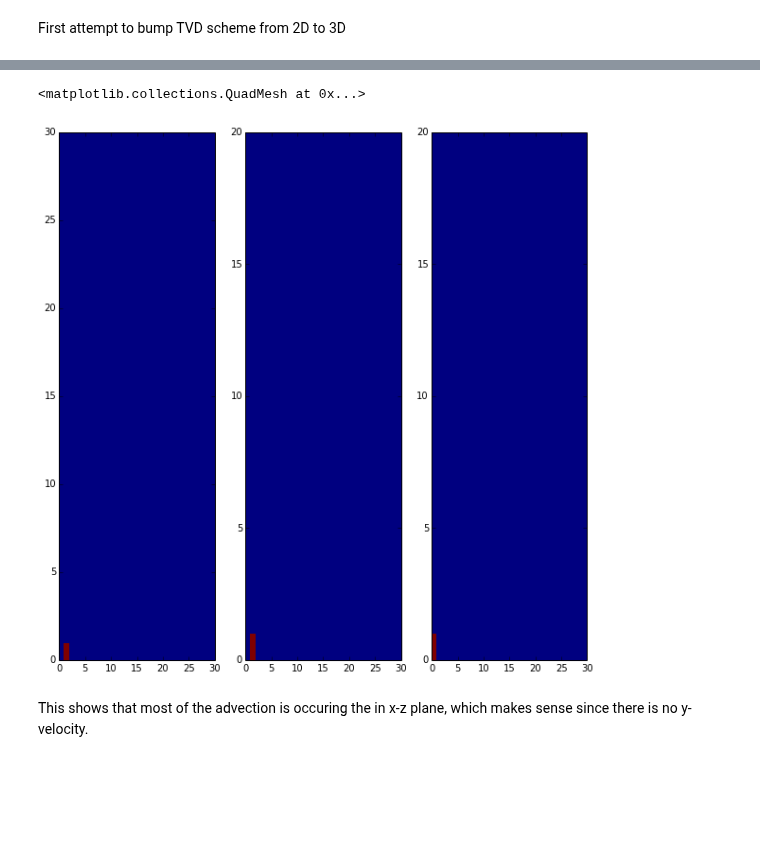
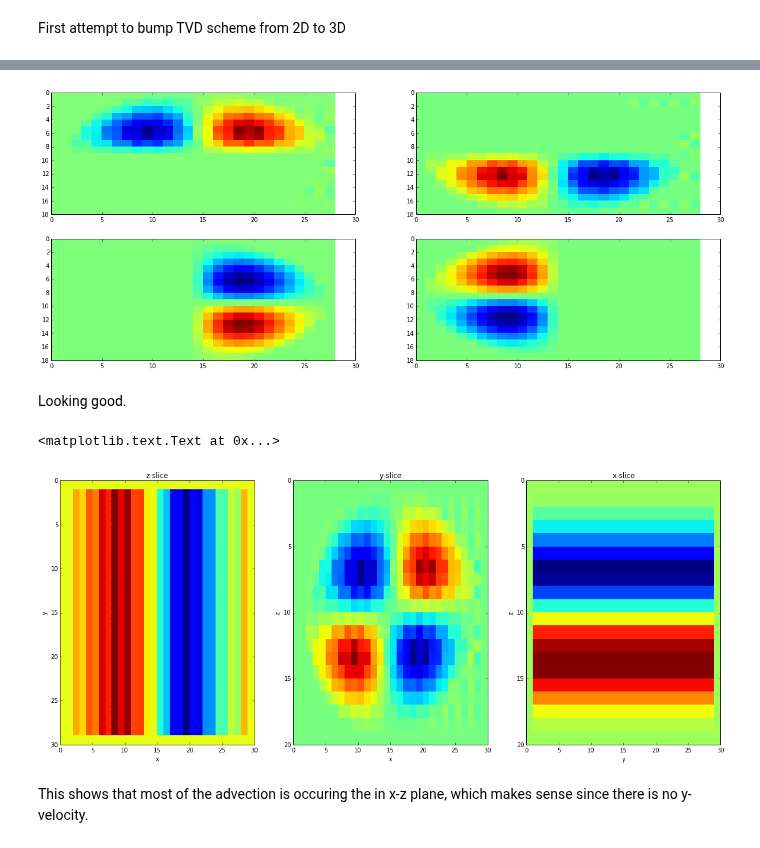
Before and after one commit to UBC-MOAD/pa-th-simple, a Jupyter notebook: prelim-model/Evaluation of 3D flux - Step 1.ipynb, the cells around one changed output, grey strips where cells are left out. Saved outputs shown, nothing was run; the diff lists cells and outputs as text; code cells hidden in the pictures; blank space fills up the shorter version.

```diff
--- a/prelim-model/Evaluation of 3D flux - Step 1.ipynb
+++ b/prelim-model/Evaluation of 3D flux - Step 1.ipynb
@@ -35,7 +35,7 @@ fig = threeplot.init(g.a, h.a, u, xmin, xmax, ymin, ymax, zmin, zmax, nx, ny, nz
 k_ad, k_de, Q = ThPa3D.k_sorp3('Pa', zmin, zmax, nx, ny, nz)
 conc = g
 g.a = np.ones(np.shape(g.a))
-sinkrate = 500
+sinkrate = 0
 # %%
 # define the CFL, sink velocity, and reaction constant
 S = 500
@@ -83,17 +83,48 @@ down_flux = p_upz[1:nz-1, 1:ny-1, 1:nx-1] * ( vert_flux[1:nz-1, 1:ny-1, 1:nx-1]
 
 adv = np.empty_like(conc.a)
 adv[1:nz-1, 1:ny-1, 1:nx-1] = (leftx_flux + rightx_flux) * conc.dx_i + (lefty_flux + righty_flux) * conc.dy_i + (up_flux + down_flux) * conc.dz_i
+# %%
+# plot the fluxes
+plt.subplots(2,2,figsize = (20,8))
+plt.subplot(221)
+plt.pcolormesh(leftx_flux[:,0,:])
+plt.gca().invert_yaxis()
+plt.subplot(222)
+plt.pcolormesh(rightx_flux[:,0,:])
+plt.gca().invert_yaxis()
+plt.subplot(223)
+plt.pcolormesh(up_flux[:,0,:])
+plt.gca().invert_yaxis()
+plt.subplot(224)
+plt.pcolormesh(down_flux[:,0,:])
+plt.gca().invert_yaxis()
+# %% [output]
+[figure, added]
+# %% [markdown]
+Looking good.
 # %%
-plt.subplots(1,3,figsize = (10,10))
+plt.subplots(1,3,figsize = (20,8))
 plt.subplot(131)
-plt.pcolormesh(adv[0,:,:])
+plt.pcolormesh(adv[10,:,:])
+plt.gca().invert_yaxis()
+plt.xlabel('x')
+plt.ylabel('y')
+plt.title('z-slice')
 plt.subplot(132)
-plt.pcolormesh(adv[:,0,:])
+plt.pcolormesh(adv[:,10,:])
+plt.gca().invert_yaxis()
+plt.xlabel('x')
+plt.ylabel('z')
+plt.title('y-slice')
 plt.subplot(133)
-plt.pcolormesh(adv[:,:,0])
+plt.pcolormesh(adv[:,:,10])
+plt.gca().invert_yaxis()
+plt.xlabel('y')
+plt.ylabel('z')
+plt.title('x-slice')
 # %% [output]
-<matplotlib.collections.QuadMesh at 0x...>
+<matplotlib.text.Text at 0x...>
-[figure, old version]
+[figure, new version]
 # %% [markdown]
 This shows that most of the advection is occuring the in x-z plane, which makes sense since there is no y-velocity.
 # %%
```
Also changed, not shown: parts of 2 cells of this notebook, 2 other files.
